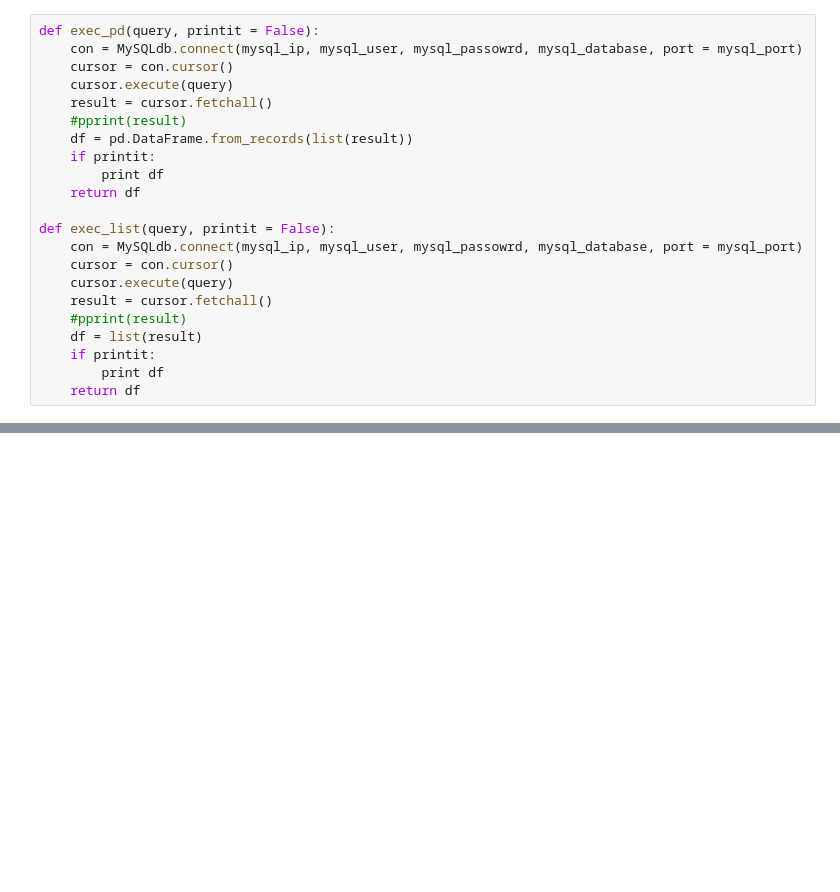
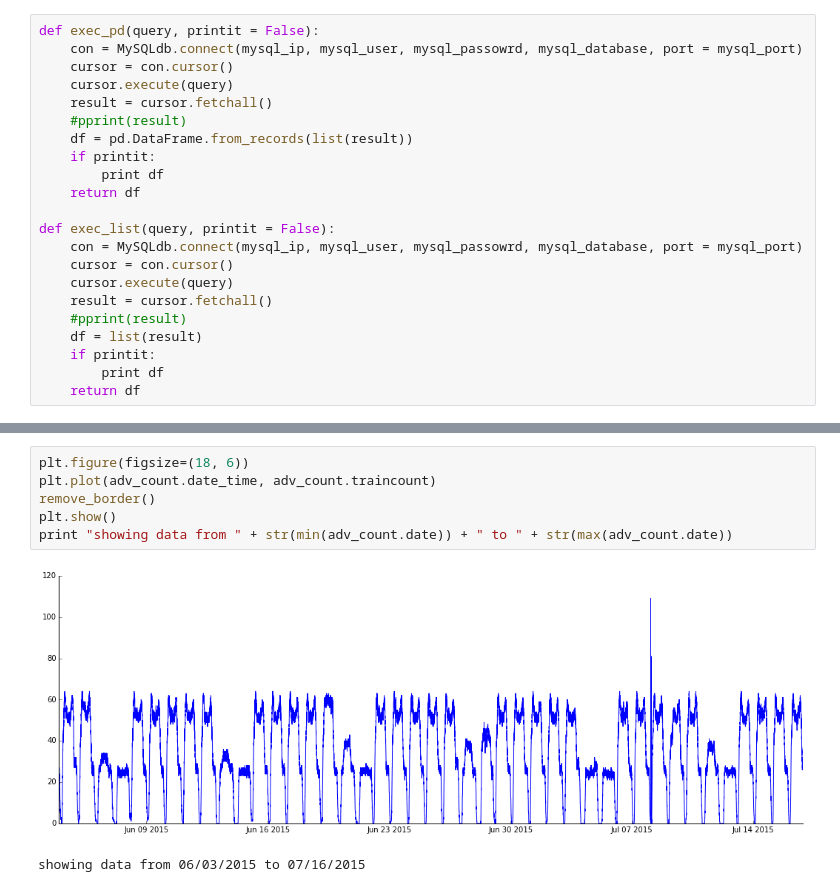
Before and after one commit to dmilad/BARTProject, a Jupyter notebook: eda/eda.ipynb, the cells around one changed output, grey strips where cells are left out. Cells and saved outputs as stored; diff of their text form; blank space fills up the shorter version.

```diff
--- a/eda/eda.ipynb
+++ b/eda/eda.ipynb
@@ -32,0 +213,9 @@ def exec_list(query, printit = False):
+# %%
+plt.figure(figsize=(18, 6))
+plt.plot(adv_count.date_time, adv_count.traincount)
+remove_border()
+plt.show()
+print "showing data from " + str(min(adv_count.date)) + " to " + str(max(adv_count.date))
+# %% [output]
+[figure, added]
+showing data from 06/03/2015 to 07/16/2015
```
Also changed, not shown: parts of 63 cells of this notebook, 2 other files.
